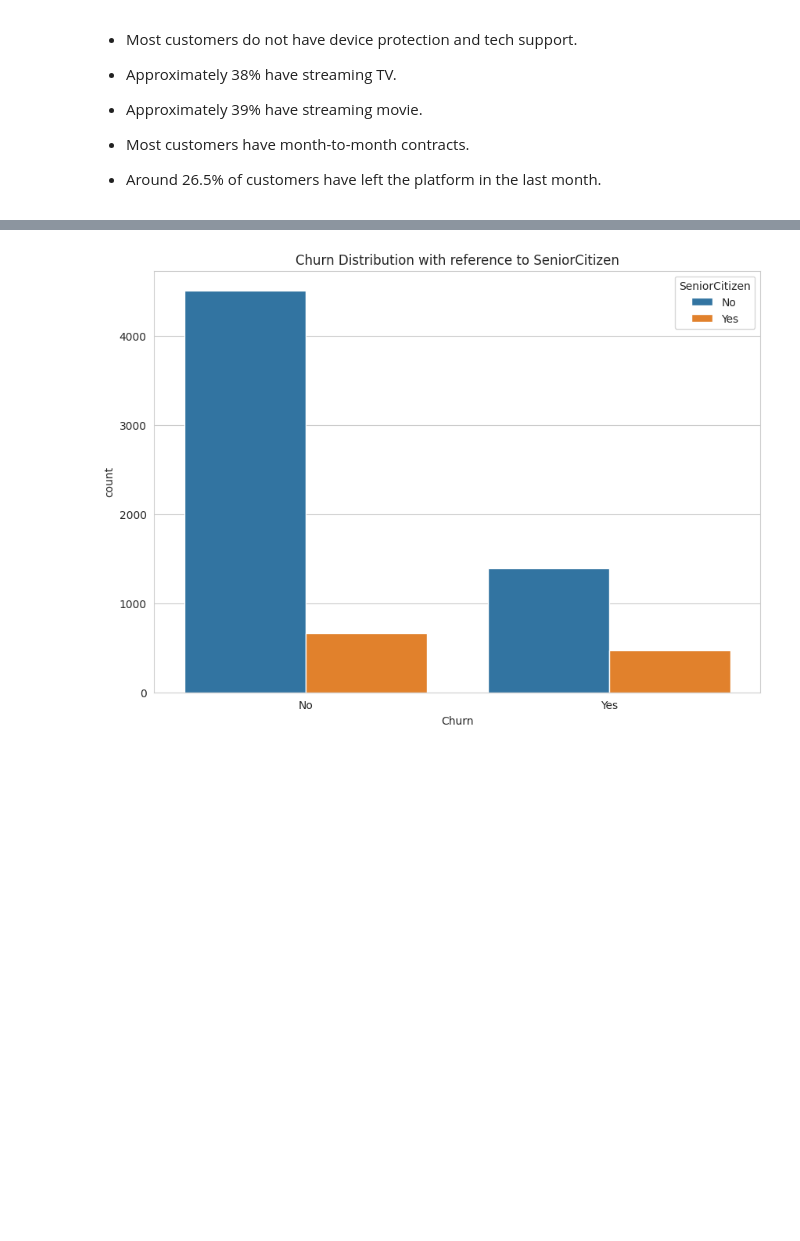
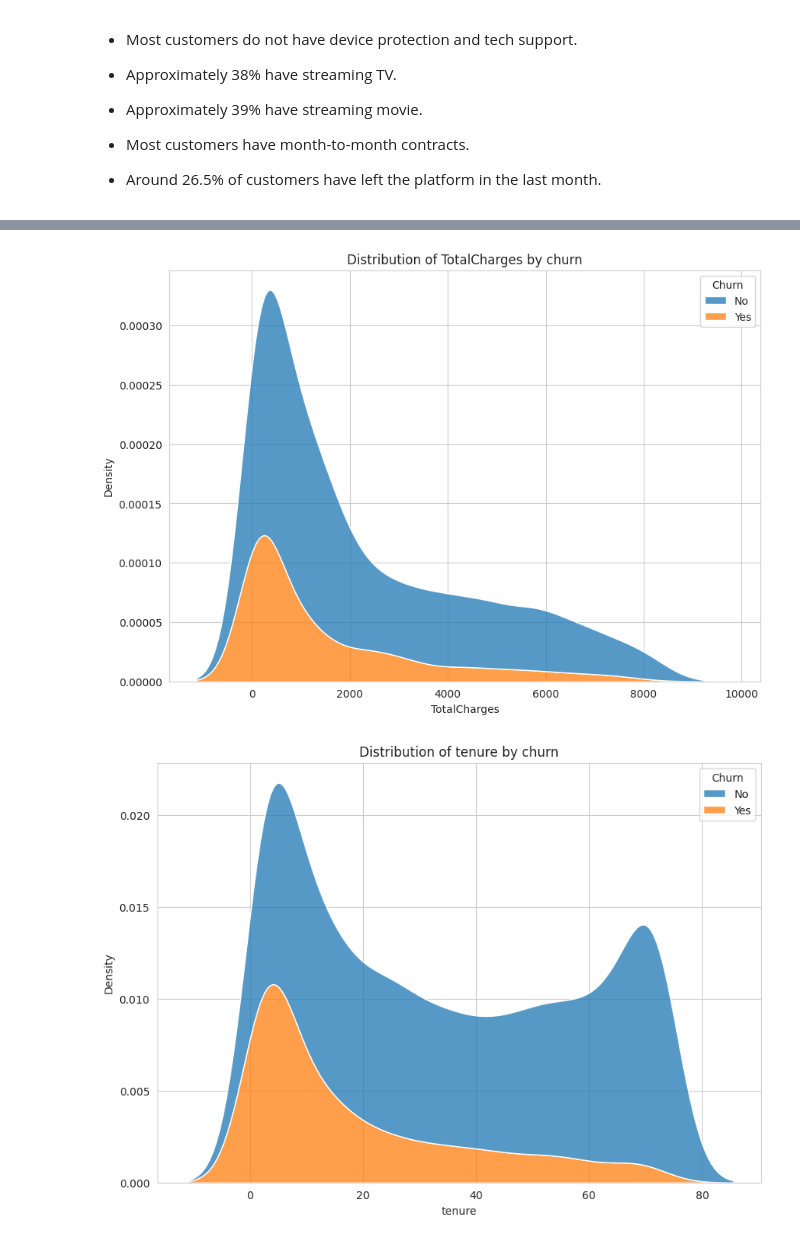
Before and after one commit to pinilDissanayaka/Telecom-Customer-Churn-prediction, a Jupyter notebook: Scripts/ Notebook.ipynb, the cells around one changed output, grey strips where cells are left out. Cells and saved outputs as stored; diff of their text form; code cells hidden in the pictures; blank space fills up the shorter version.

```diff
--- a/Scripts/ Notebook.ipynb
+++ b/Scripts/ Notebook.ipynb
@@ -526,10 +526,13 @@ for column in catColumns:
 
 * Around 26.5% of customers have left the platform in the last month.
 # %%
-plt.figure(figsize = (10, 7))
-sns.countplot(data =df, x="Churn", hue="gender")
-plt.title("Churn Distribution with reference to Gender")
-plt.savefig(os.path.join(FIGPATH, f"Churn Distribution with reference to Gender.png"))
-plt.show()
+for column in catColumns:
+  if column in ['Churn']:
+    continue
+  plt.figure(figsize = (10, 7))
+  sns.countplot(data =df, x="Churn", hue=column)
+  plt.title(f"Churn Distribution with reference to {column}")
+  plt.savefig(os.path.join(FIGPATH, f"Churn Distribution with reference to {column}.png"))
+  plt.show()
 # %% [output]
 [figure]
@@ -536,8 +573,10 @@ plt.show()
 # %%
-plt.figure(figsize = (10, 7))
-sns.countplot(data =df, x="Churn", hue="SeniorCitizen")
-plt.title("Churn Distribution with reference to SeniorCitizen")
-plt.savefig(os.path.join(FIGPATH, f"Churn Distribution with reference to SeniorCitizen.png"))
-plt.show()
+for column in numColumns:
+  plt.figure(figsize = (10, 7))
+  sns.kdeplot(data = df, x = column, hue="Churn", multiple="stack")
+  plt.title(f"Distribution of {column} by churn")
+  plt.savefig(os.path.join(FIGPATH, f"Distribution of {column} by chur.png"))
+  plt.show()
 # %% [output]
-[figure, old version]
+[figure, new version]
+[figure, added]
```
Also changed, not shown: parts of 7 cells of this notebook.
